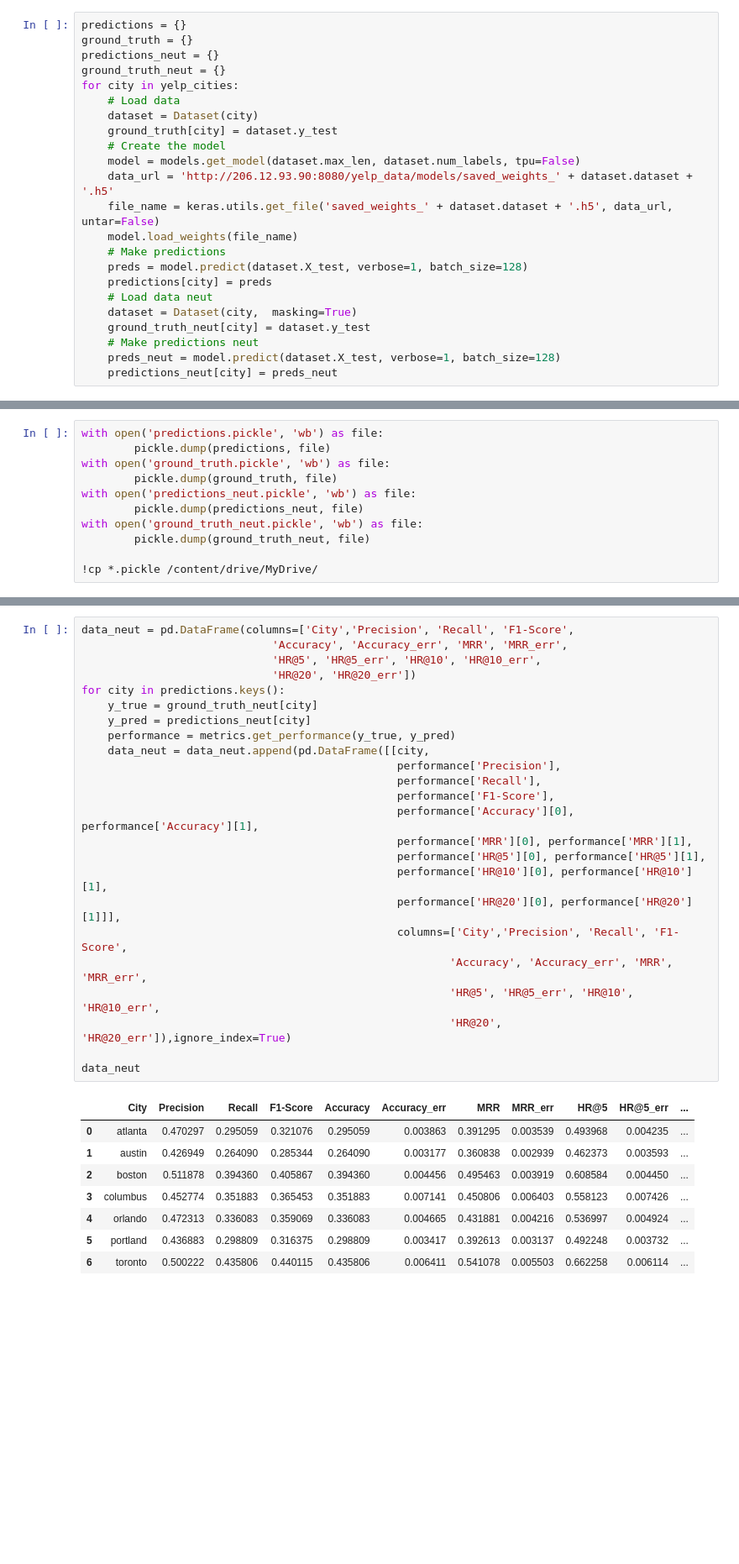
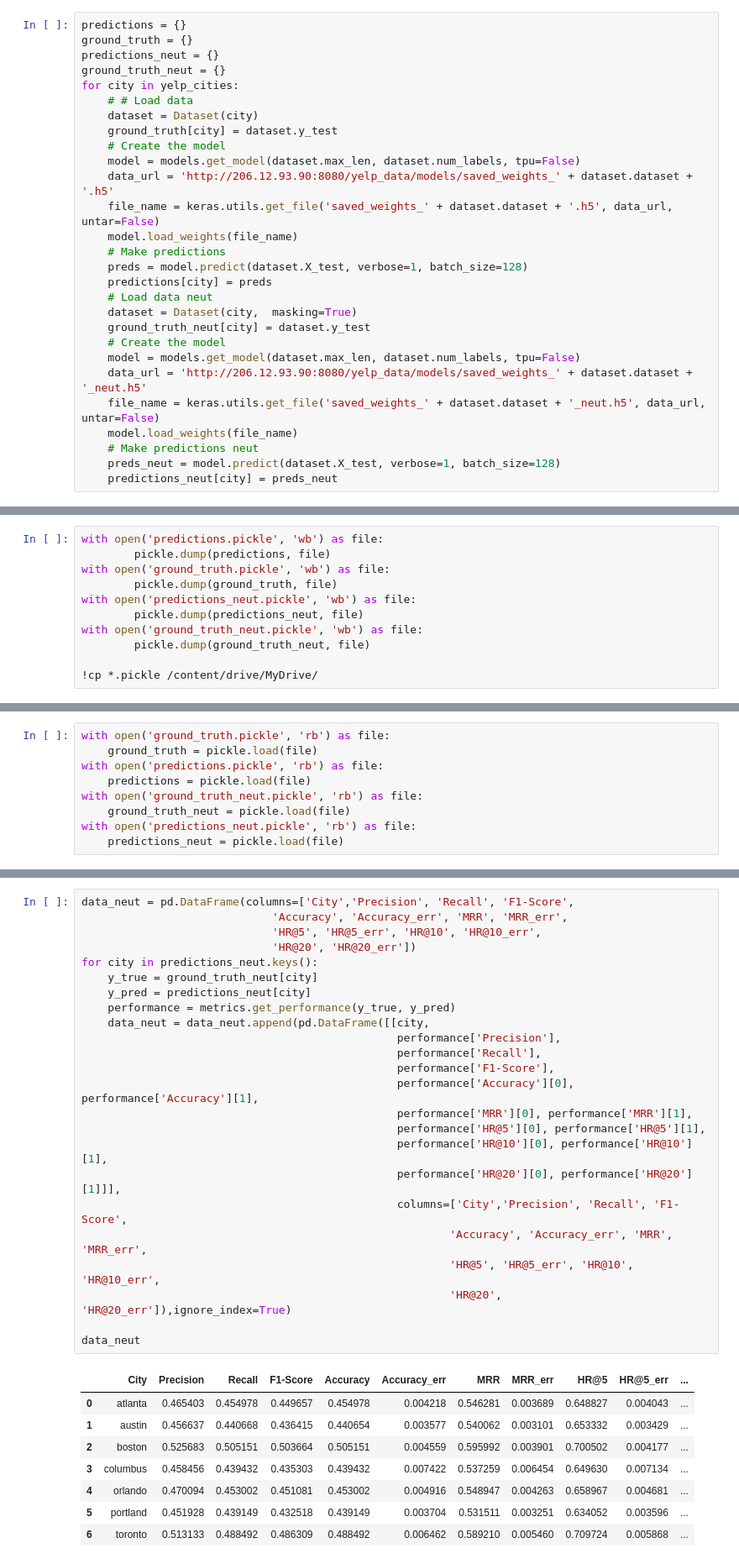
Before and after one commit to rbouadjenek/SIGIR22_LMRec, a Jupyter notebook: Analysis.ipynb, the cells around one changed output, grey strips where cells are left out. Shown: that part at 84% size. Drawn from its saved outputs; the diff is of its cells as text; blank space fills up the shorter version.

```diff
--- a/Analysis.ipynb
+++ b/Analysis.ipynb
@@ -47,7 +54,7 @@ ground_truth = {}
 predictions_neut = {}
 ground_truth_neut = {}
 for city in yelp_cities:
-    # Load data
+    # # Load data
     dataset = Dataset(city)
     ground_truth[city] = dataset.y_test
     # Create the model
@@ -61,6 +68,11 @@ for city in yelp_cities:
     # Load data neut
     dataset = Dataset(city,  masking=True)
     ground_truth_neut[city] = dataset.y_test
+    # Create the model
+    model = models.get_model(dataset.max_len, dataset.num_labels, tpu=False)
+    data_url = 'http://206.12.93.90:8080/yelp_data/models/saved_weights_' + dataset.dataset + '_neut.h5'
+    file_name = keras.utils.get_file('saved_weights_' + dataset.dataset + '_neut.h5', data_url, untar=False)
+    model.load_weights(file_name)
     # Make predictions neut
     preds_neut = model.predict(dataset.X_test, verbose=1, batch_size=128)
     predictions_neut[city] = preds_neut
@@ -166,3 +171,12 @@ metrics.get_performance(ground_truth['atlanta'], predictions['atlanta'])
+# %%
+with open('ground_truth.pickle', 'rb') as file:
+    ground_truth = pickle.load(file)
+with open('predictions.pickle', 'rb') as file:
+    predictions = pickle.load(file)
+with open('ground_truth_neut.pickle', 'rb') as file:
+    ground_truth_neut = pickle.load(file)
+with open('predictions_neut.pickle', 'rb') as file:
+    predictions_neut = pickle.load(file)
 # %%
 data = pd.DataFrame(columns=['City','Precision', 'Recall', 'F1-Score',
                              'Accuracy', 'Accuracy_err', 'MRR', 'MRR_err',
@@ -199,33 +215,33 @@ data
 # %%
 data_neut = pd.DataFrame(columns=['City','Precision', 'Recall', 'F1-Score',
                              'Accuracy', 'Accuracy_err', 'MRR', 'MRR_err',
                              'HR@5', 'HR@5_err', 'HR@10', 'HR@10_err',
                              'HR@20', 'HR@20_err'])
-for city in predictions.keys():
+for city in predictions_neut.keys():
     y_true = ground_truth_neut[city]
     y_pred = predictions_neut[city]
     performance = metrics.get_performance(y_true, y_pred)
     data_neut = data_neut.append(pd.DataFrame([[city,
                                                 performance['Precision'],
                                                 performance['Recall'],
                                                 performance['F1-Score'],
                                                 performance['Accuracy'][0], performance['Accuracy'][1],
                                                 performance['MRR'][0], performance['MRR'][1],
                                                 performance['HR@5'][0], performance['HR@5'][1],
                                                 performance['HR@10'][0], performance['HR@10'][1],
                                                 performance['HR@20'][0], performance['HR@20'][1]]],
                                                 columns=['City','Precision', 'Recall', 'F1-Score',
                                                         'Accuracy', 'Accuracy_err', 'MRR', 'MRR_err',
                                                         'HR@5', 'HR@5_err', 'HR@10', 'HR@10_err',
                                                         'HR@20', 'HR@20_err']),ignore_index=True)
 
 data_neut
 # %% [output]
 |  | City | Precision | Recall | F1-Score | Accuracy | Accuracy_err | MRR | MRR_err | HR@5 | HR@5_err | ... |
-| 0 | atlanta | 0.470297 | 0.295059 | 0.321076 | 0.295059 | 0.003863 | 0.391295 | 0.003539 | 0.493968 | 0.004235 | ... |
-| 1 | austin | 0.426949 | 0.264090 | 0.285344 | 0.264090 | 0.003177 | 0.360838 | 0.002939 | 0.462373 | 0.003593 | ... |
-| 2 | boston | 0.511878 | 0.394360 | 0.405867 | 0.394360 | 0.004456 | 0.495463 | 0.003919 | 0.608584 | 0.004450 | ... |
-| 3 | columbus | 0.452774 | 0.351883 | 0.365453 | 0.351883 | 0.007141 | 0.450806 | 0.006403 | 0.558123 | 0.007426 | ... |
-| 4 | orlando | 0.472313 | 0.336083 | 0.359069 | 0.336083 | 0.004665 | 0.431881 | 0.004216 | 0.536997 | 0.004924 | ... |
-| 5 | portland | 0.436883 | 0.298809 | 0.316375 | 0.298809 | 0.003417 | 0.392613 | 0.003137 | 0.492248 | 0.003732 | ... |
-| 6 | toronto | 0.500222 | 0.435806 | 0.440115 | 0.435806 | 0.006411 | 0.541078 | 0.005503 | 0.662258 | 0.006114 | ... |
+| 0 | atlanta | 0.465403 | 0.454978 | 0.449657 | 0.454978 | 0.004218 | 0.546281 | 0.003689 | 0.648827 | 0.004043 | ... |
+| 1 | austin | 0.456637 | 0.440668 | 0.436415 | 0.440654 | 0.003577 | 0.540062 | 0.003101 | 0.653332 | 0.003429 | ... |
+| 2 | boston | 0.525683 | 0.505151 | 0.503664 | 0.505151 | 0.004559 | 0.595992 | 0.003901 | 0.700502 | 0.004177 | ... |
+| 3 | columbus | 0.458456 | 0.439432 | 0.435303 | 0.439432 | 0.007422 | 0.537259 | 0.006454 | 0.649630 | 0.007134 | ... |
+| 4 | orlando | 0.470094 | 0.453002 | 0.451081 | 0.453002 | 0.004916 | 0.548947 | 0.004263 | 0.658967 | 0.004681 | ... |
+| 5 | portland | 0.451928 | 0.439149 | 0.432518 | 0.439149 | 0.003704 | 0.531511 | 0.003251 | 0.634052 | 0.003596 | ... |
+| 6 | toronto | 0.513133 | 0.488492 | 0.486309 | 0.488492 | 0.006462 | 0.589210 | 0.005460 | 0.709724 | 0.005868 | ... |
```
Also changed, not shown: parts of 12 cells of this notebook.
